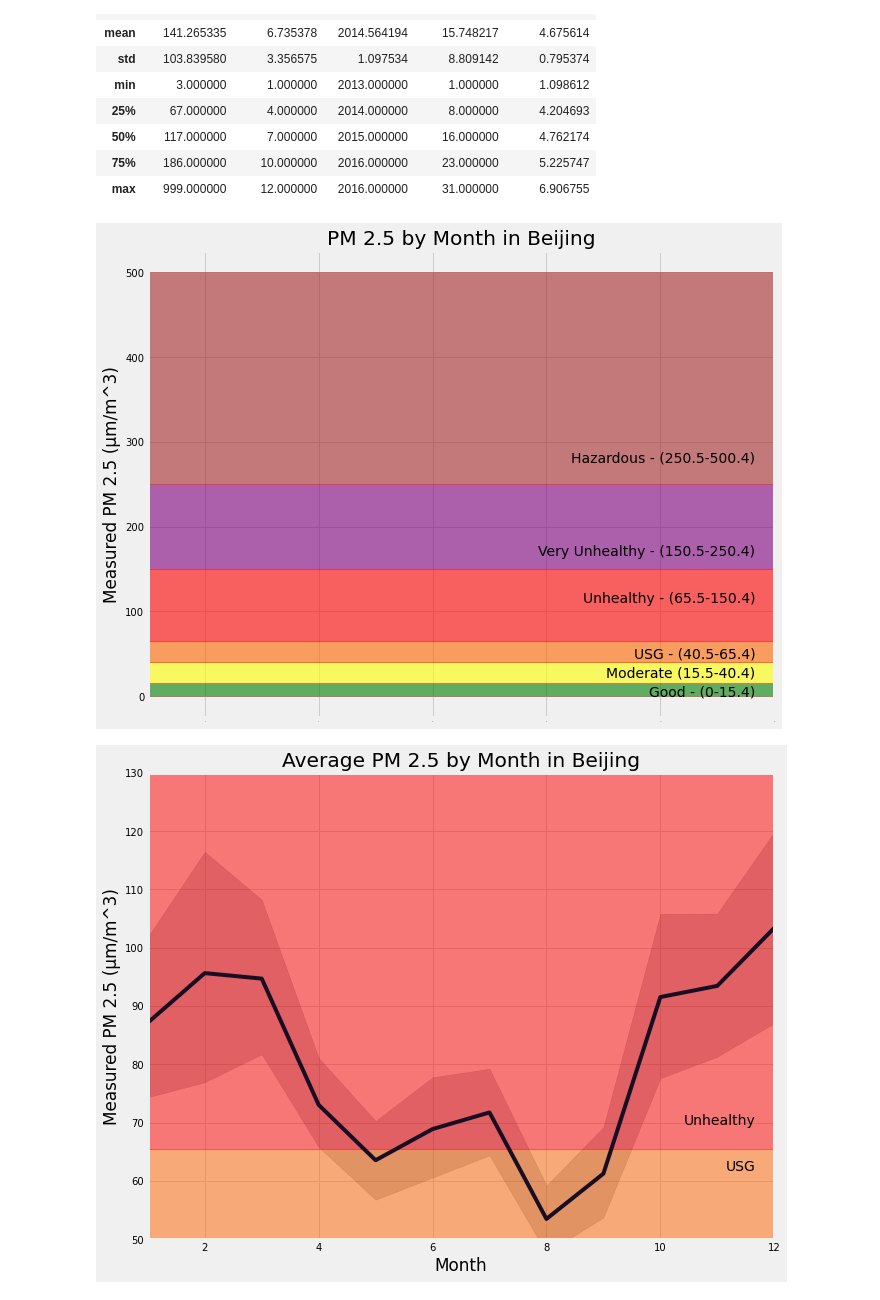
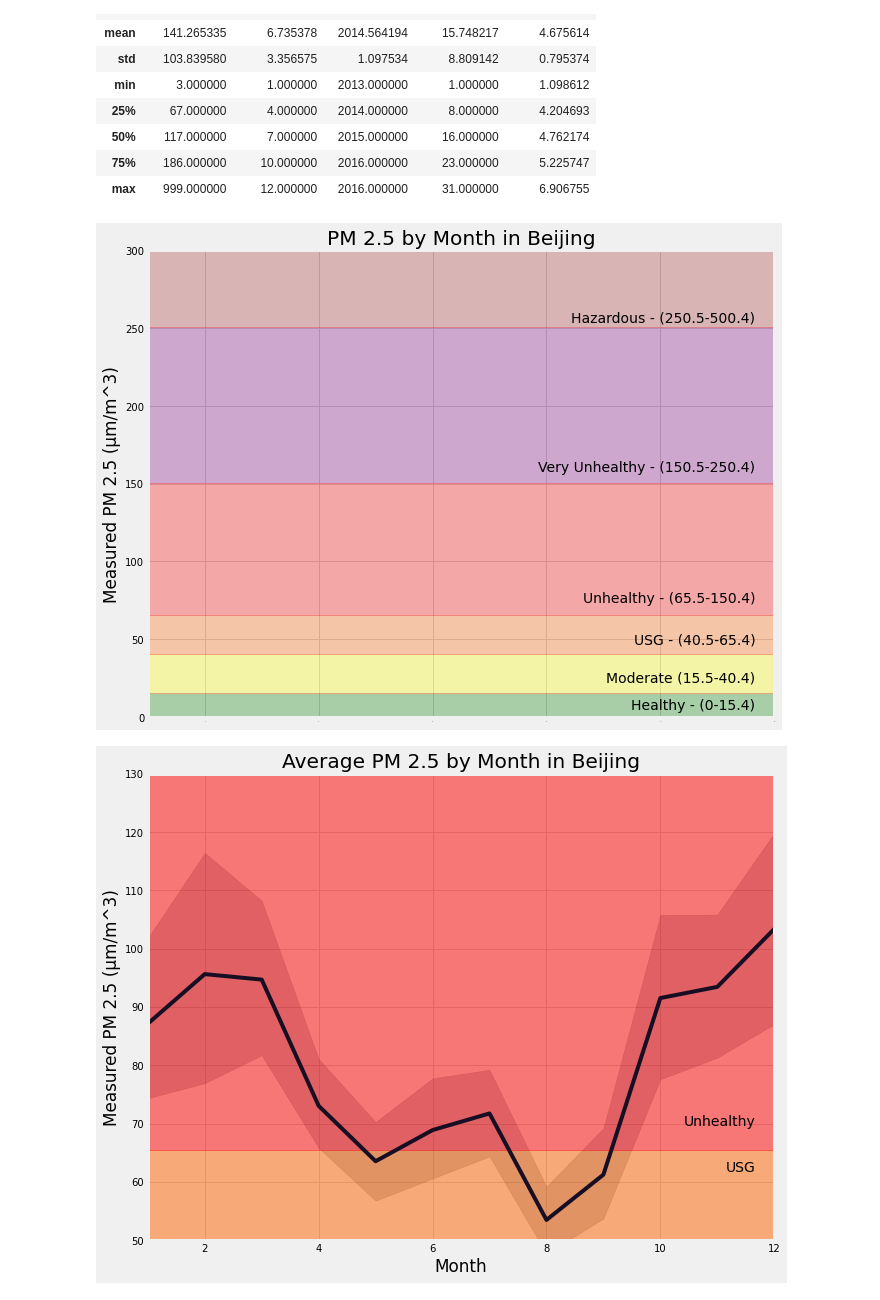
Before and after one commit to dolcikey/TimeSeriesForecasting_BeijingAirQuality, a Jupyter notebook: 02_EDA.ipynb, the cells around one changed output. Saved outputs shown, nothing was run; the diff lists cells and outputs as text; code cells hidden in the pictures.

Commit message:
graphs, code, reads

```diff
--- a/02_EDA.ipynb
+++ b/02_EDA.ipynb
@@ -181,48 +201,48 @@ fig, ax = plt.subplots(figsize=(10, 8))
 ax.set(
        ylabel='Measured PM 2.5 (μm/m^3)',
        title='PM 2.5 by Month in Beijing',
-       xlim=[1, 12])
+       xlim=[1, 12], ylim = [0,300])
 plt.xticks(size = 0)
 plt.yticks(size = 10)
-ax.annotate('Good - (0-15.4)',color = 'k',
+ax.annotate('Healthy - (0-15.4)',color = 'k',
             xy=(800,100), xycoords='figure points',
-            xytext=(.97, 0.07), textcoords='axes fraction',
+            xytext=(.97, 0.04), textcoords='axes fraction',
             #arrowprops=dict(facecolor='r', shrink=0.05),
             horizontalalignment='right', verticalalignment='top')
 ax.annotate('Moderate (15.5-40.4)',color = 'k',
             xy=(800,100), xycoords='figure points',
-            xytext=(.97, 0.11), textcoords='axes fraction',
+            xytext=(.97, 0.10), textcoords='axes fraction',
             #arrowprops=dict(facecolor='r', shrink=0.05),
             horizontalalignment='right', verticalalignment='top')
 ax.annotate('USG - (40.5-65.4)',color = 'k',
             xy=(800,100), xycoords='figure points',
-            xytext=(.97, 0.15), textcoords='axes fraction',
+            xytext=(.97, 0.18), textcoords='axes fraction',
             #arrowprops=dict(facecolor='r', shrink=0.05),
             horizontalalignment='right', verticalalignment='top')
 ax.annotate('Unhealthy - (65.5-150.4)',color = 'k',
             xy=(800,100), xycoords='figure points',
             xytext=(.97, 0.27), textcoords='axes fraction',
             #arrowprops=dict(facecolor='r', shrink=0.05),
             horizontalalignment='right', verticalalignment='top')
 ax.annotate('Very Unhealthy - (150.5-250.4)',color = 'k',
             xy=(800,100), xycoords='figure points',
-            xytext=(.97, 0.37), textcoords='axes fraction',
+            xytext=(.97, 0.55), textcoords='axes fraction',
             #arrowprops=dict(facecolor='r', shrink=0.05),
             horizontalalignment='right', verticalalignment='top')
 ax.annotate('Hazardous - (250.5-500.4)',color = 'k',
             xy=(800,100), xycoords='figure points',
-            xytext=(.97, 0.57), textcoords='axes fraction',
+            xytext=(.97, 0.87), textcoords='axes fraction',
             #arrowprops=dict(facecolor='r', shrink=0.05),
             horizontalalignment='right', verticalalignment='top')
-fill([0,12,12,0], [0,0,15.4,15.4], 'green', alpha=0.6, edgecolor='r')
-fill([0,12,12,0], [15.5,15.5,40.4,40.4], 'yellow', alpha=0.6, edgecolor='r')
-fill([0,12,12,0], [40.5,40.5,65.4,65.4], '#ff6500', alpha=0.6, edgecolor='r')
-fill([0,12,12,0], [65.5,65.5,150.4,150.4], 'red', alpha=0.6, edgecolor='r')
-fill([0,12,12,0], [150.5,150.5,250.4,250.4], 'purple', alpha=0.6, edgecolor='r')
-fill([0,12,12,0], [250.5,250.5,500.4,500.4], 'brown', alpha=0.6, edgecolor='r')
-#fig.savefig('PNG/blank_hazard_level.png', bbox_inches= 'tight', padding_inches = 4, transparent = True)
+fill([0,12,12,0], [0,0,15.4,15.4], 'green', alpha=0.3, edgecolor='r')
+fill([0,12,12,0], [15.5,15.5,40.4,40.4], 'yellow', alpha=0.3, edgecolor='r')
+fill([0,12,12,0], [40.5,40.5,65.4,65.4], '#ff6500', alpha=0.3, edgecolor='r')
+fill([0,12,12,0], [65.5,65.5,150.4,150.4], 'red', alpha=0.3, edgecolor='r')
+fill([0,12,12,0], [150.5,150.5,250.4,250.4], 'purple', alpha=0.3, edgecolor='r')
+fill([0,12,12,0], [250.5,250.5,500.4,500.4], 'brown', alpha=0.3, edgecolor='r')
+fig.savefig('PNG/blank_hazard_level.png', bbox_inches= 'tight', padding_inches = 4, transparent = True)
 # %% [output]
-[figure, old version]
+[figure, new version]
 # %%
 fig, ax = plt.subplots(figsize=(10, 8))
 sns.lineplot(x = 'Month', y = 'PM2.5', data = df);
```
Also changed, not shown: parts of 4 cells of this notebook, 1 other file.
